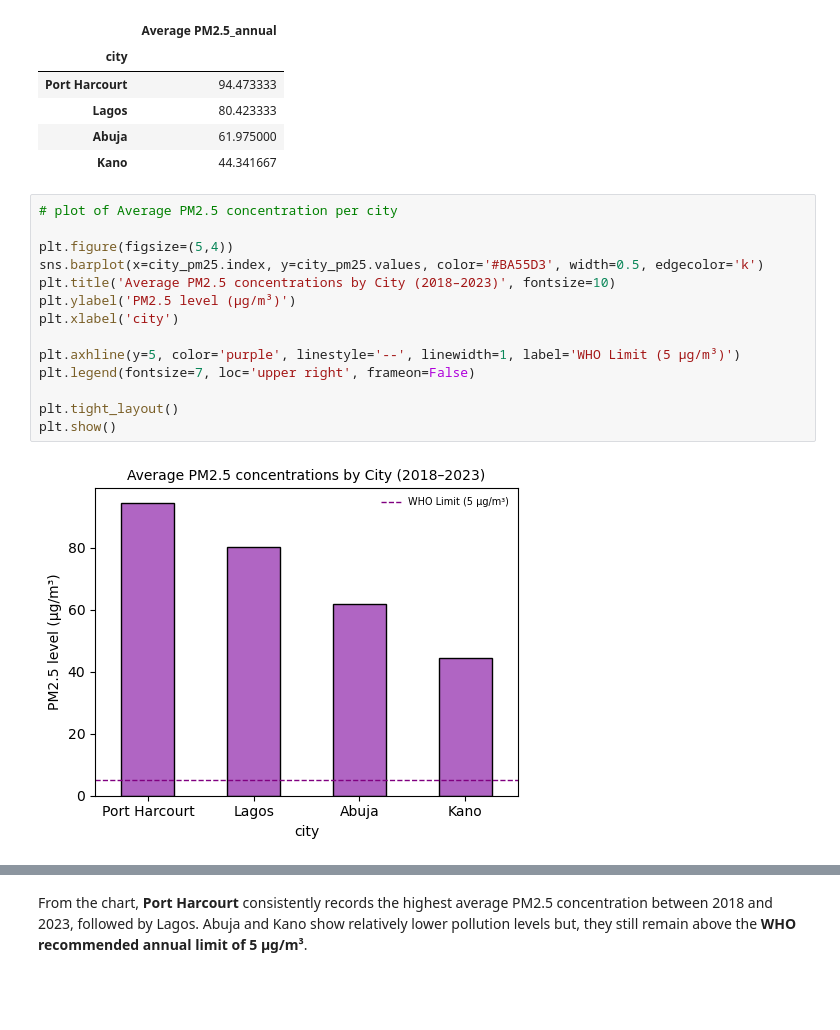
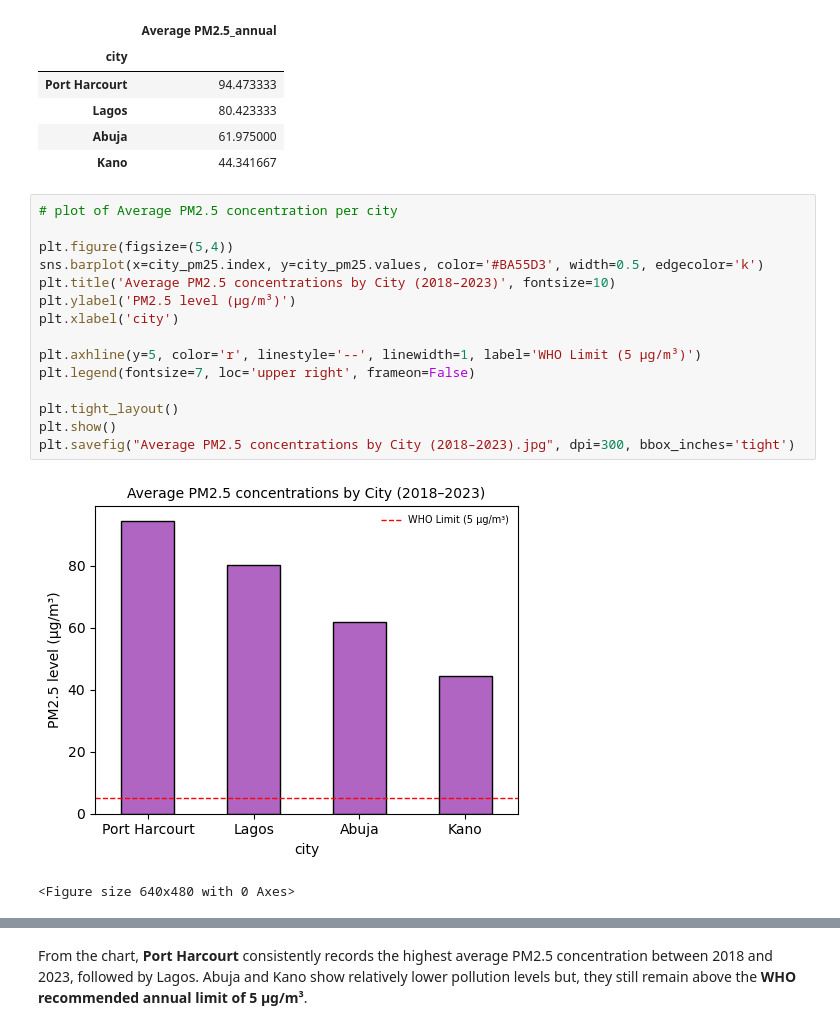
Before and after one commit to DataxEnv/environmental-health-analysis, a Jupyter notebook: environmental_health_analysis.ipynb, the cells around one changed output, grey strips where cells are left out. Saved outputs shown, nothing was run; the diff lists cells and outputs as text; blank space fills up the shorter version.

```diff
--- a/environmental_health_analysis.ipynb
+++ b/environmental_health_analysis.ipynb
@@ -156,16 +156,18 @@ city_pm25.to_frame(name= 'Average PM2.5_annual')
 # %%
 # plot of Average PM2.5 concentration per city
 
 plt.figure(figsize=(5,4))
 sns.barplot(x=city_pm25.index, y=city_pm25.values, color='#BA55D3', width=0.5, edgecolor='k')
 plt.title('Average PM2.5 concentrations by City (2018–2023)', fontsize=10)
 plt.ylabel('PM2.5 level (µg/m³)')
 plt.xlabel('city')
 
-plt.axhline(y=5, color='purple', linestyle='--', linewidth=1, label='WHO Limit (5 µg/m³)')
+plt.axhline(y=5, color='r', linestyle='--', linewidth=1, label='WHO Limit (5 µg/m³)')
 plt.legend(fontsize=7, loc='upper right', frameon=False)
 
 plt.tight_layout()
 plt.show()
+plt.savefig("Average PM2.5 concentrations by City (2018–2023).jpg", dpi=300, bbox_inches='tight')
 # %% [output]
-[figure, old version]
+[figure, new version]
+<Figure size 640x480 with 0 Axes>
```
Also changed, not shown: parts of 10 cells of this notebook.
